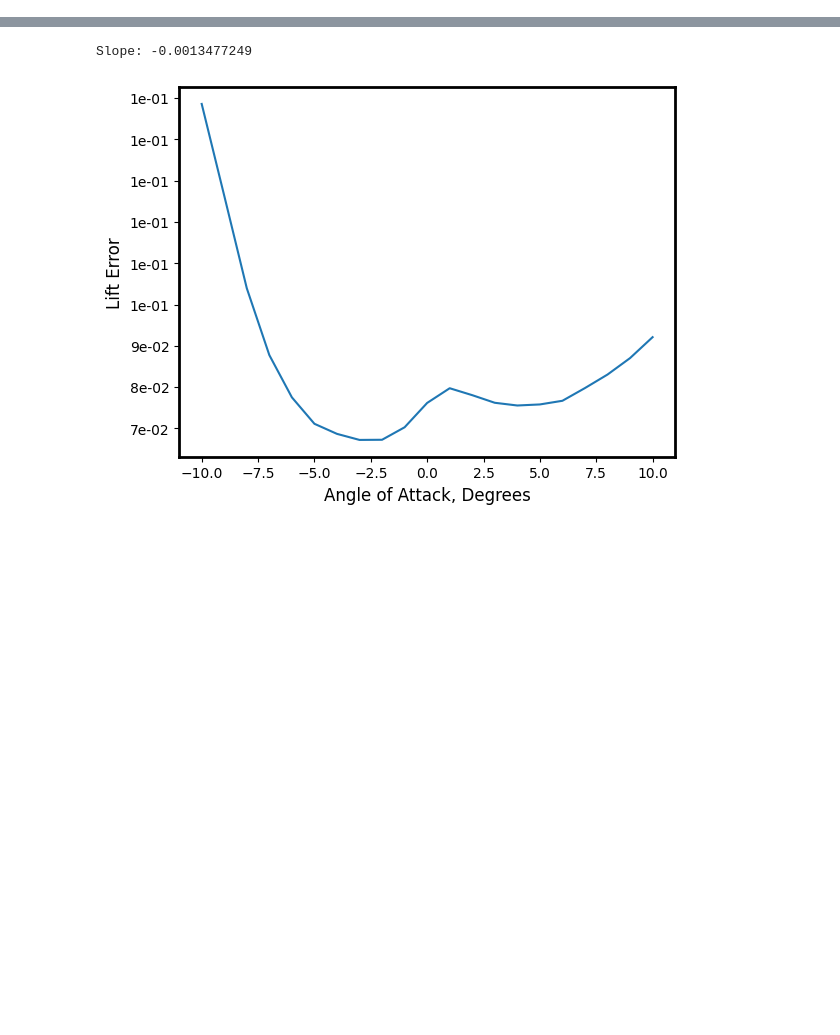
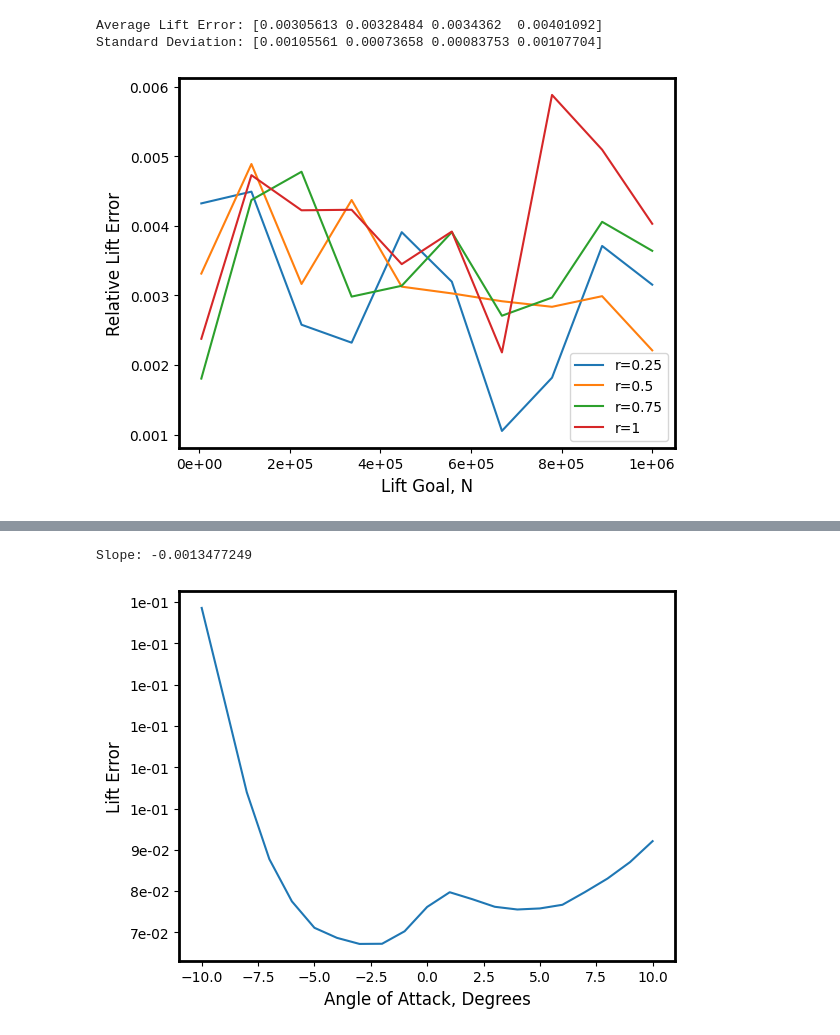
Before and after one commit to avidcoder123/soar, a Jupyter notebook: validation/optim_evaluation.ipynb, the cells around one changed output, grey strips where cells are left out. Saved outputs shown, nothing was run; the diff lists cells and outputs as text; code cells hidden in the pictures; blank space fills up the shorter version.

```diff
--- a/validation/optim_evaluation.ipynb
+++ b/validation/optim_evaluation.ipynb
@@ -120 +115,41 @@ Standard Deviation: 0.119894646
+# %%
+#Batch the lift errors
+lift_errors = [batch_by_lift(df, "lift_error") for df in all_cleaned_dfs]
+
+#all_lift_error = [jnp.array(df["lift_error"]) for df in all_cleaned_dfs]
+
+average, stddev = jnp.array([avg_and_std(lift_error) for lift_error in lift_errors]).T
+
+print("Average Lift Error:", average)
+print("Standard Deviation:", stddev)
+
+if True:
+    fig, ax = plt.subplots()
+
+    plt.setp(ax.spines.values(), linewidth=2)
+
+    ax.get_xaxis().set_major_formatter(major_formatter)
+
+    #Line of best fit
+    #best_fit = jnp.polyfit(lift_goals, lift_errors, 1)
+
+    #Plot errors against the lift goals
+    for lift_error, label in zip(lift_errors, [0.25, 0.5, 0.75, 1]):
+        ax.plot(lift_goals, lift_error, label=f"r={label}")
+
+    #Plot line of best fit
+    #ax.plot(lift_goals, best_fit[0] * (lift_goals - lift_goals[0]) + best_fit[1], label="Line of Best Fit")
+    ax.set(xlabel="Lift Goal, N", ylabel="Relative Lift Error")
+    ax.legend()
+
+    fig.savefig(
+        "./graphs/cleaned_lift_error.pdf",
+        bbox_inches='tight',
+    )
+
+    fig.show();
+# %% [output]
+Average Lift Error: [0.00305613 0.00328484 0.0034362  0.00401092]
+Standard Deviation: [0.00105561 0.00073658 0.00083753 0.00107704]
+[figure, added]
 # %%
```
Also changed, not shown: parts of 12 cells of this notebook, 1 other file.
